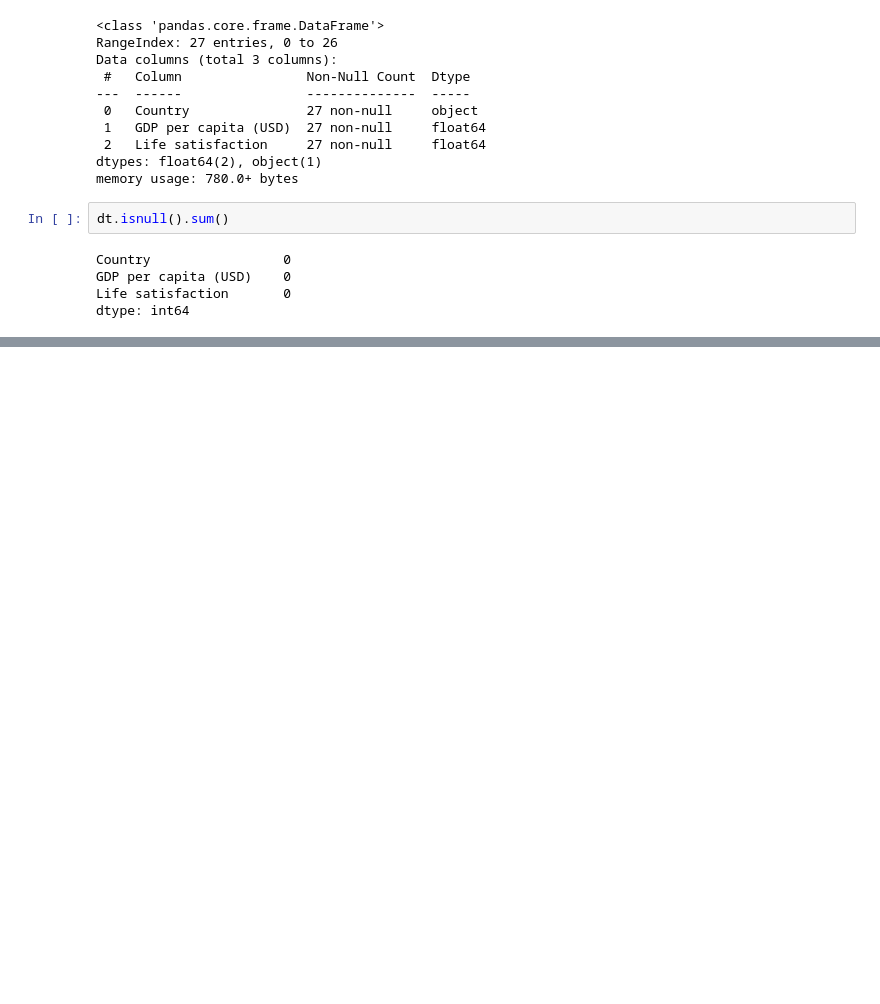
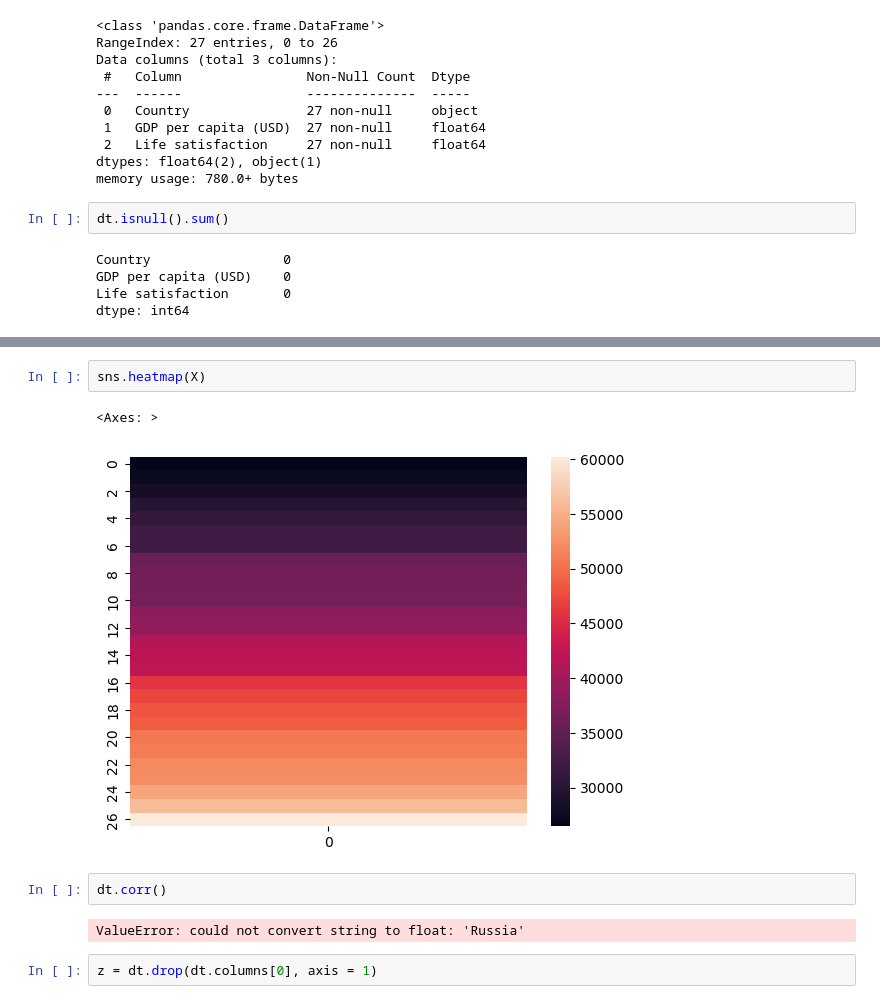
Before and after one commit to tashfeensubhani/practisedatascientist, a Jupyter notebook: chapter 1/example 1.1.ipynb, the cells around one changed output, grey strips where cells are left out. Drawn from its saved outputs; the diff is of its cells as text; blank space fills up the shorter version.

```diff
--- a/chapter 1/example 1.1.ipynb
+++ b/chapter 1/example 1.1.ipynb
@@ -61,0 +74,11 @@ TypeError: 'tuple' object is not callable
+# %%
+sns.heatmap(X)
+# %% [output]
+<Axes: >
+[figure, added]
+# %%
+dt.corr()
+# %% [output]
+ValueError: could not convert string to float: 'Russia'
+# %%
+z = dt.drop(dt.columns[0], axis = 1)
```
Also changed, not shown: parts of 15 cells of this notebook.
